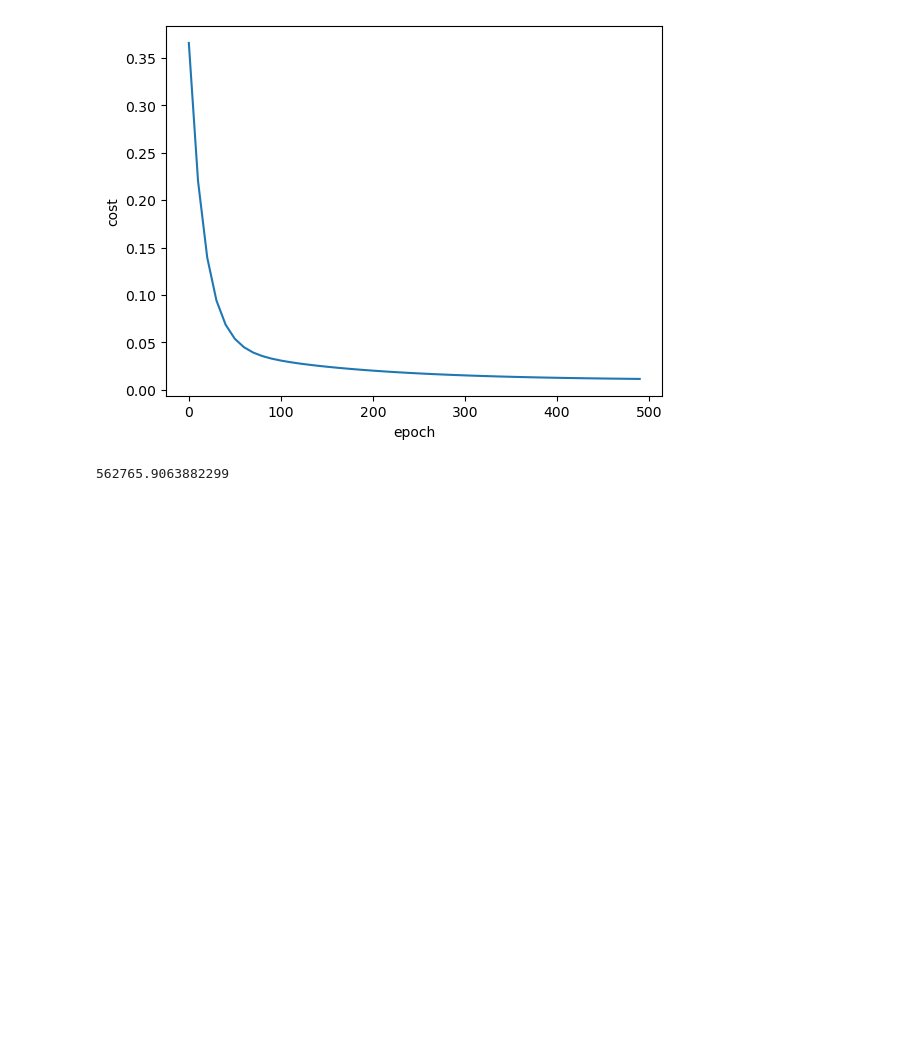
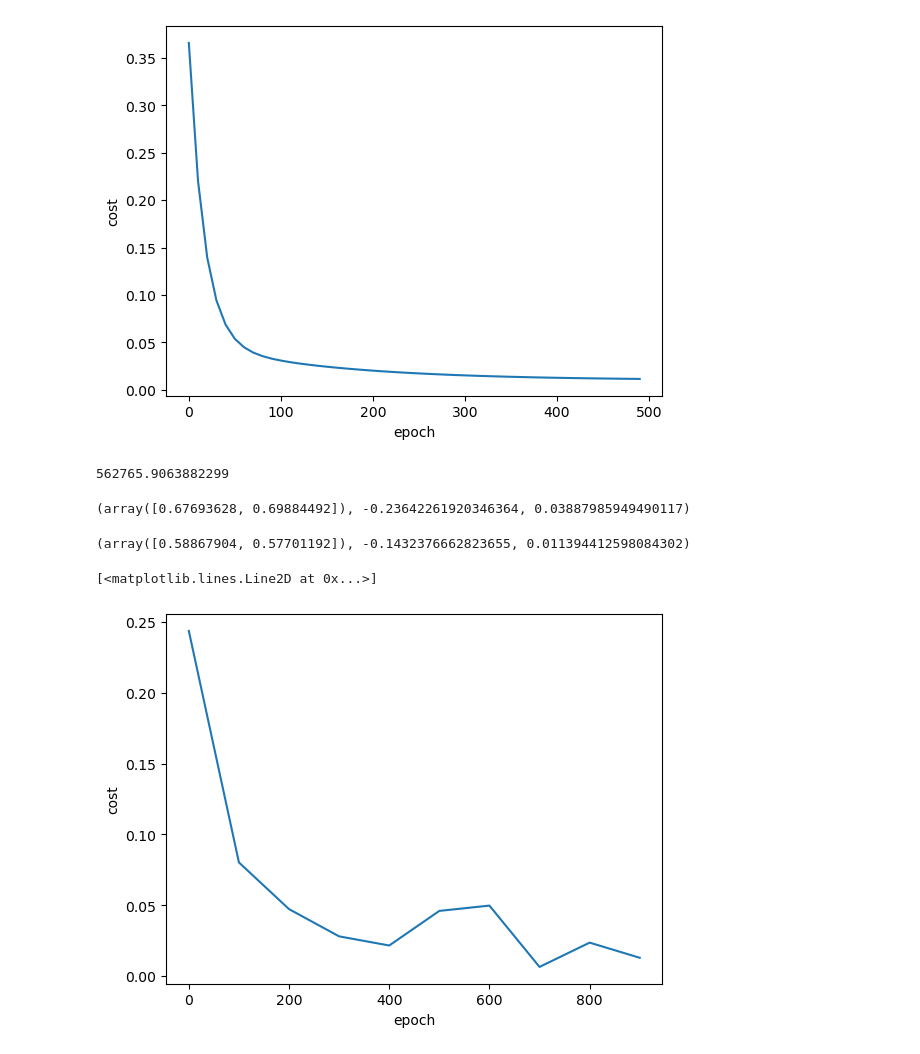
Before and after one commit to artofcoding-by-hanif/deep-learning, a Jupyter notebook: gradient_descent/batch_gradient_descent.ipynb, the cells around one changed output. Drawn from its saved outputs; the diff is of its cells as text; code cells hidden in the pictures; blank space fills up the shorter version.

```diff
--- a/gradient_descent/batch_gradient_descent.ipynb
+++ b/gradient_descent/batch_gradient_descent.ipynb
@@ -123,5 +123,19 @@ def stochastic_gradient_descent(X, y_true, epochs, learning_rate=0.01):
 
     return w, b, cost, cost_list, epoch_list
 # %%
-w_sgd, b_sgd, cost_sgd, cost_list_sgd, epoch_list_sgd = stochastic_gradient_descent(scaled_X, scaled_y.reshape(scaled_y.shape[0],), 500)
+w_sgd, b_sgd, cost_sgd, cost_list_sgd, epoch_list_sgd = stochastic_gradient_descent(scaled_X, scaled_y.reshape(scaled_y.shape[0],), 1000)
 w_sgd, b_sgd, cost_sgd
+# %% [output]
+(array([0.67693628, 0.69884492]), -0.23642261920346364, 0.03887985949490117)
+# %%
+w, b, cost
+# %% [output]
+(array([0.58867904, 0.57701192]), -0.1432376662823655, 0.011394412598084302)
+# %%
+%matplotlib inline
+plt.xlabel("epoch")
+plt.ylabel('cost')
+plt.plot(epoch_list_sgd, cost_list_sgd)
+# %% [output]
+[<matplotlib.lines.Line2D at 0x...>]
+[figure, added]
```
Also changed, not shown: parts of 1 cell of this notebook, 1 other file.
